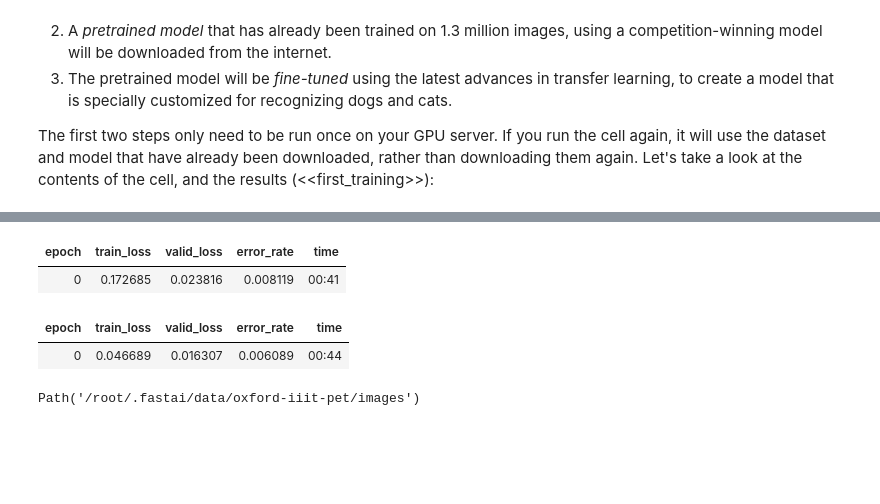
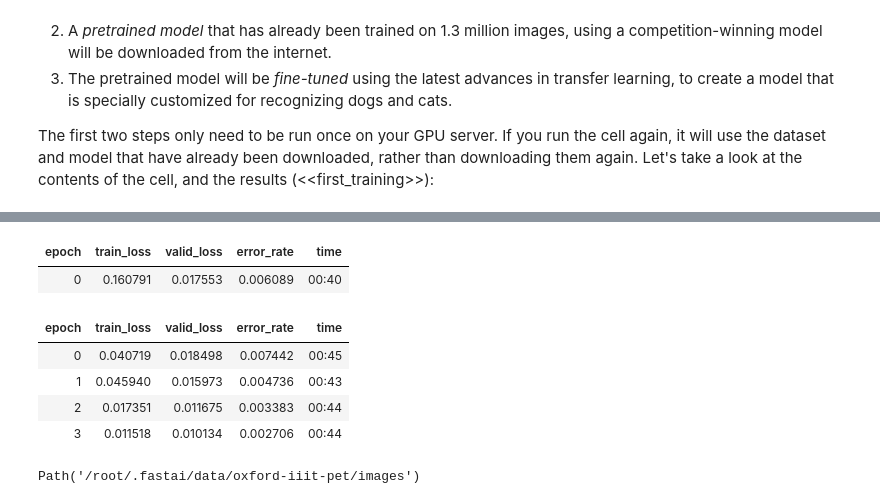
Before and after one commit to Cesc-Fran/deep_learning_intro, a Jupyter notebook: fastai_dl_course/01_intro.ipynb, the cells around one changed output, grey strips where cells are left out. Saved outputs shown, nothing was run; the diff lists cells and outputs as text; code cells hidden in the pictures; blank space fills up the shorter version.

```diff
--- a/fastai_dl_course/01_intro.ipynb
+++ b/fastai_dl_course/01_intro.ipynb
@@ -245,5 +253,5 @@ dls = ImageDataLoaders.from_name_func(
     label_func=is_cat, item_tfms=Resize(224))
 # %%
 learn = vision_learner(dls, resnet34, metrics=error_rate)
-learn.fine_tune(1)
+learn.fine_tune(4)
 # %% [output]
@@ -251,7 +258,10 @@ Downloading: "https://download.pytorch.org/models/resnet34-b627a593.pth" to /roo
 | epoch | train_loss | valid_loss | error_rate | time |
-| 0 | 0.172685 | 0.023816 | 0.008119 | 00:41 |
+| 0 | 0.160791 | 0.017553 | 0.006089 | 00:40 |
 | epoch | train_loss | valid_loss | error_rate | time |
-| 0 | 0.046689 | 0.016307 | 0.006089 | 00:44 |
+| 0 | 0.040719 | 0.018498 | 0.007442 | 00:45 |
+| 1 | 0.045940 | 0.015973 | 0.004736 | 00:43 |
+| 2 | 0.017351 | 0.011675 | 0.003383 | 00:44 |
+| 3 | 0.011518 | 0.010134 | 0.002706 | 00:44 |
 # %%
 path
 # %% [output]
```
Also changed, not shown: parts of 16 cells of this notebook.
